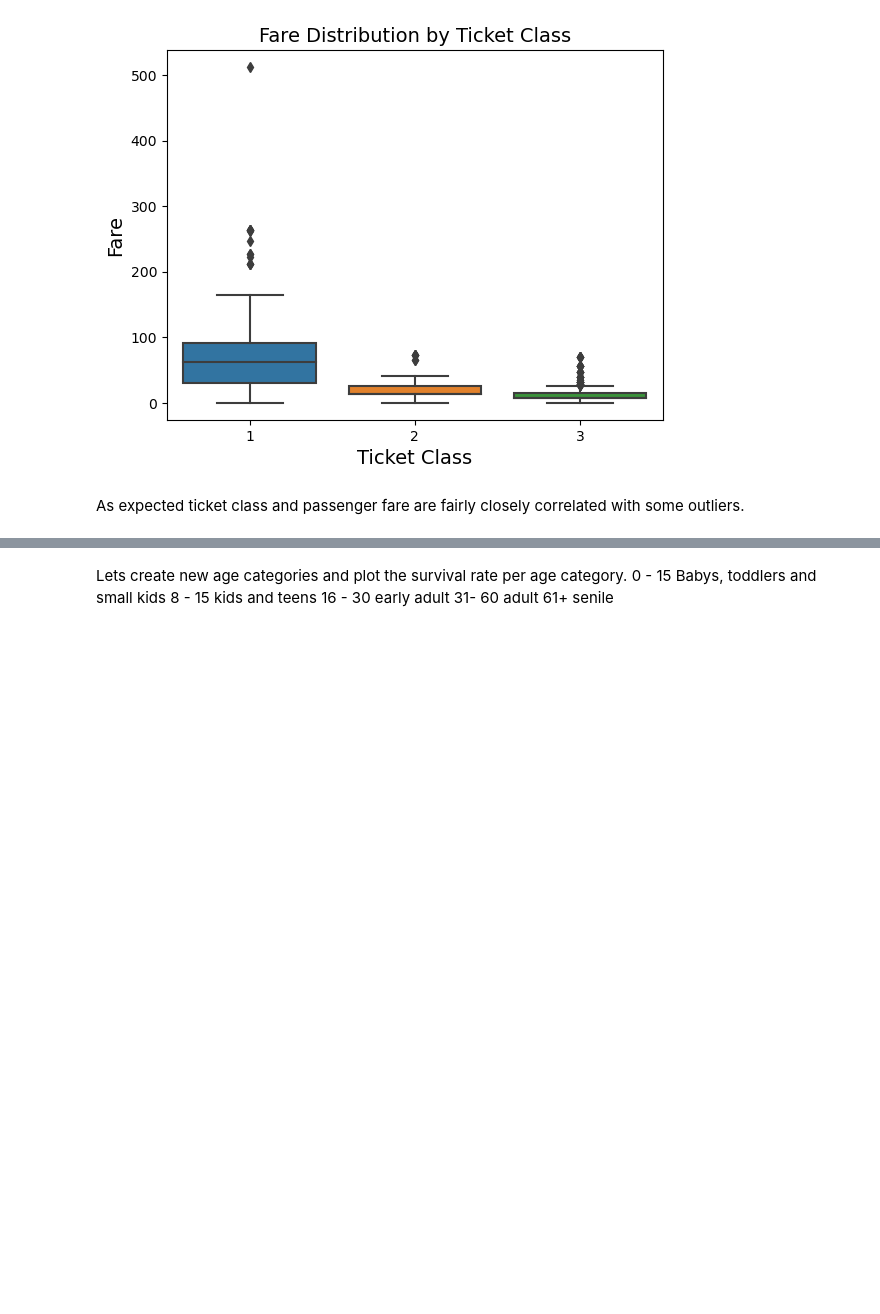
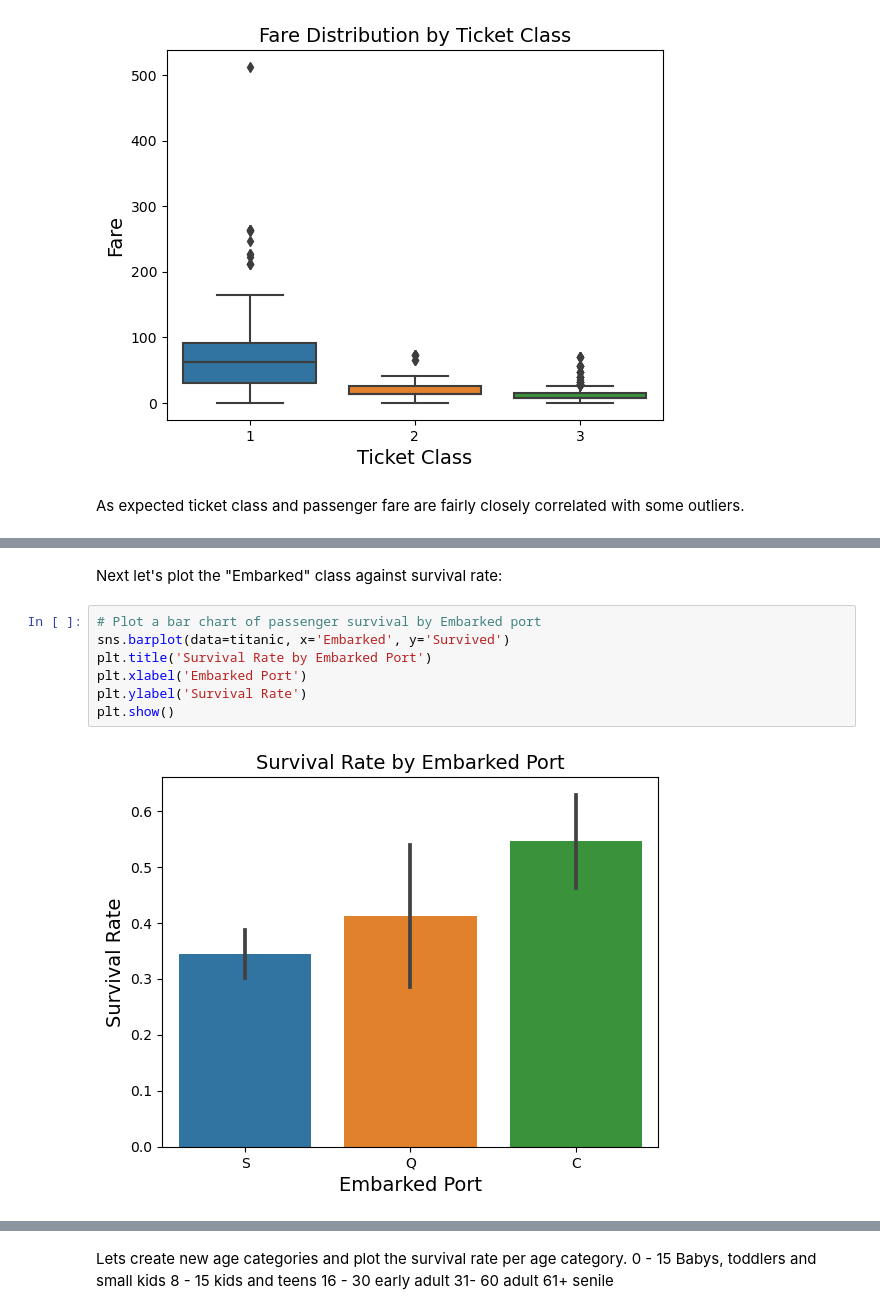
Before and after one commit to igolas0/Titanic-Kaggle-Dataset-Competition, a Jupyter notebook: Titanic_Dataset_Kaggle_Competition.ipynb, the cells around one changed output, grey strips where cells are left out. Drawn from its saved outputs; the diff is of its cells as text; blank space fills up the shorter version.

```diff
--- a/Titanic_Dataset_Kaggle_Competition.ipynb
+++ b/Titanic_Dataset_Kaggle_Competition.ipynb
@@ -211,0 +223,11 @@ As expected ticket class and passenger fare are fairly closely correlated with s
+# %% [markdown]
+Next let's plot the "Embarked" class against survival rate:
+# %%
+# Plot a bar chart of passenger survival by Embarked port
+sns.barplot(data=titanic, x='Embarked', y='Survived')
+plt.title('Survival Rate by Embarked Port')
+plt.xlabel('Embarked Port')
+plt.ylabel('Survival Rate')
+plt.show()
+# %% [output]
+[figure, added]
```
Also changed, not shown: parts of 78 cells of this notebook.
